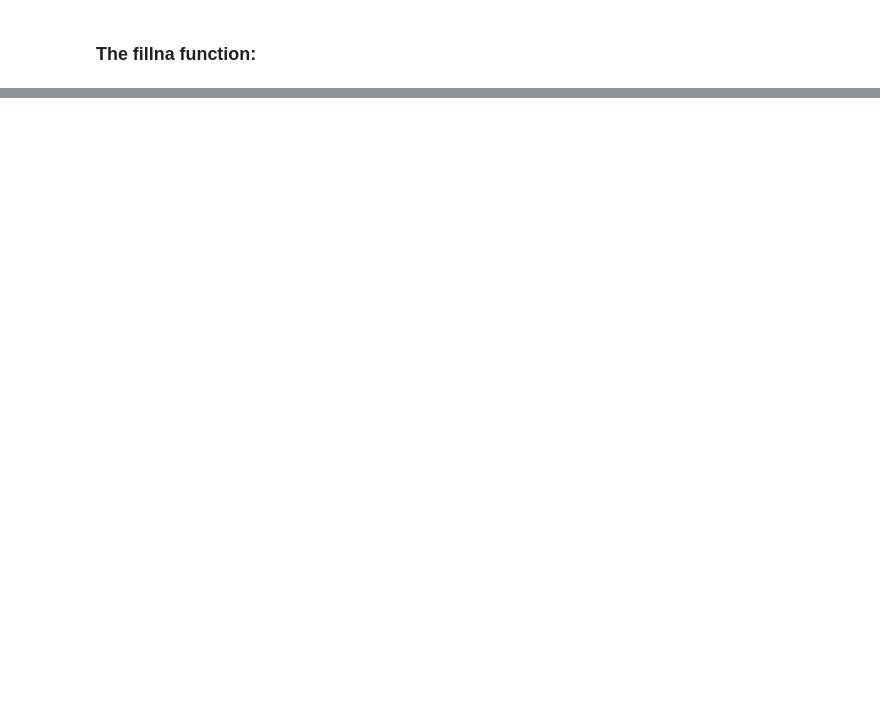
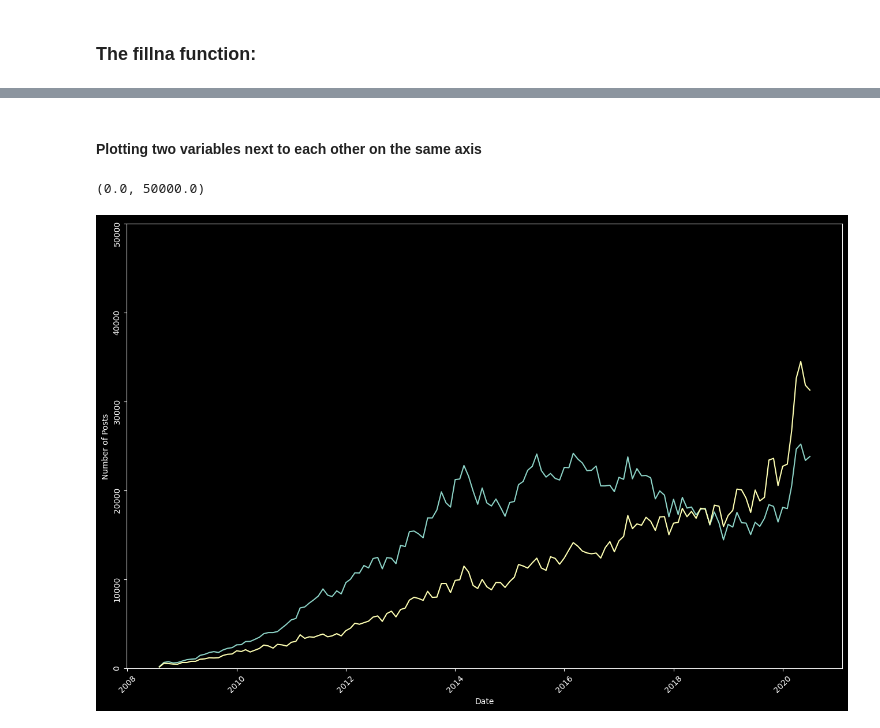
Before and after one commit to shane-221/Python_Basics, a Jupyter notebook: 09_Advanced-Data_Analysis(Pandas-Plotly-Seaborn)/73_Matplotlib/main.ipynb, the cells around one changed output, grey strips where cells are left out. Drawn from its saved outputs; the diff is of its cells as text; code cells hidden in the pictures; blank space fills up the shorter version.

```diff
--- a/09_Advanced-Data_Analysis(Pandas-Plotly-Seaborn)/73_Matplotlib/main.ipynb
+++ b/09_Advanced-Data_Analysis(Pandas-Plotly-Seaborn)/73_Matplotlib/main.ipynb
@@ -76,0 +94,19 @@ np.False_
+# %% [markdown]
+#### Plotting two variables next to each other on the same axis
+# %%
+        # Sizing Arguments
+plt.figure(figsize = (16,10))
+plt.xticks(rotation = 45, fontsize = 10)
+plt.yticks(fontsize = 10, rotation = 90)
+
+        # Plotting the graph
+plt.plot(reshaped_df.index, reshaped_df[["javascript","python"]])       ## Or jsut write another
+
+
+        # Other features
+plt.xlabel("Date", rotation = 0, fontsize = 10)
+plt.ylabel("Number of Posts", fontsize = 10, rotation = 90)
+plt.ylim(0, 50000)
+# %% [output]
+(0.0, 50000.0)
+[figure, added]
```
Also changed, not shown: parts of 6 cells of this notebook.
